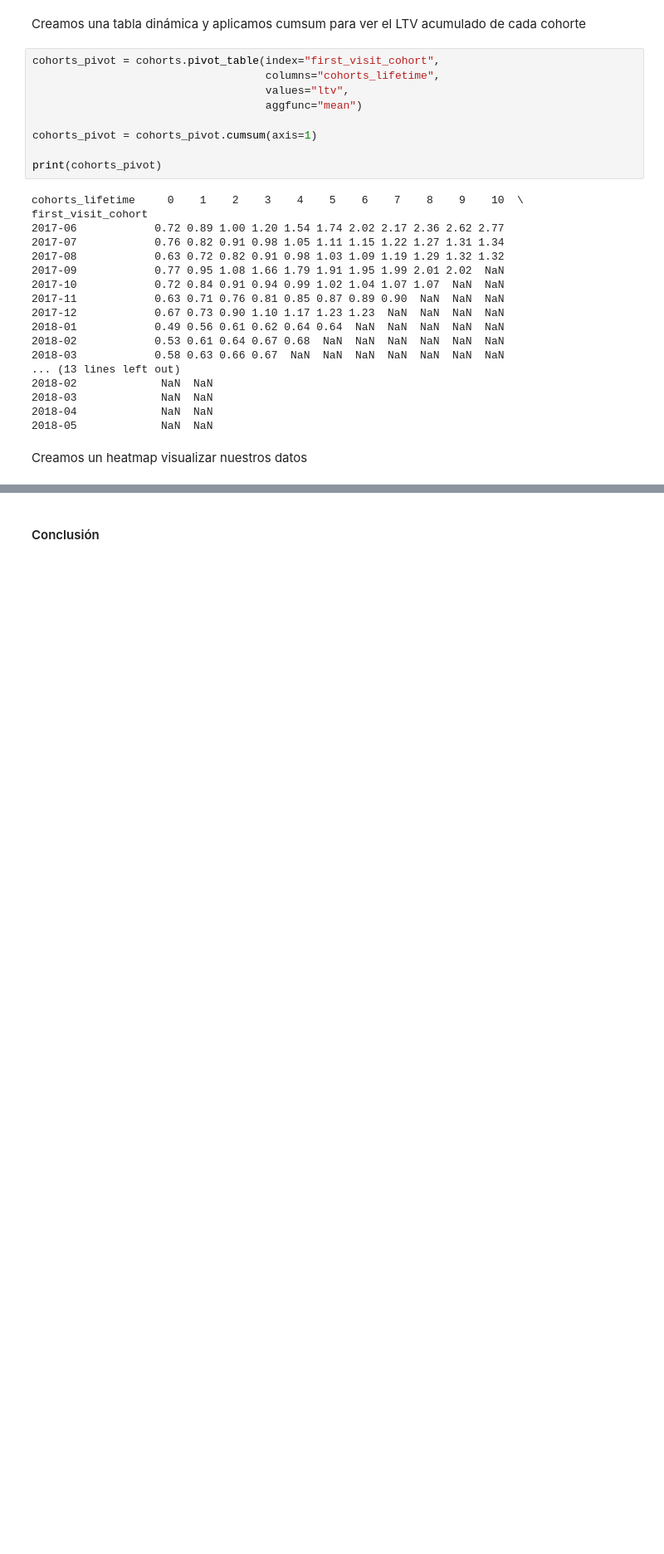
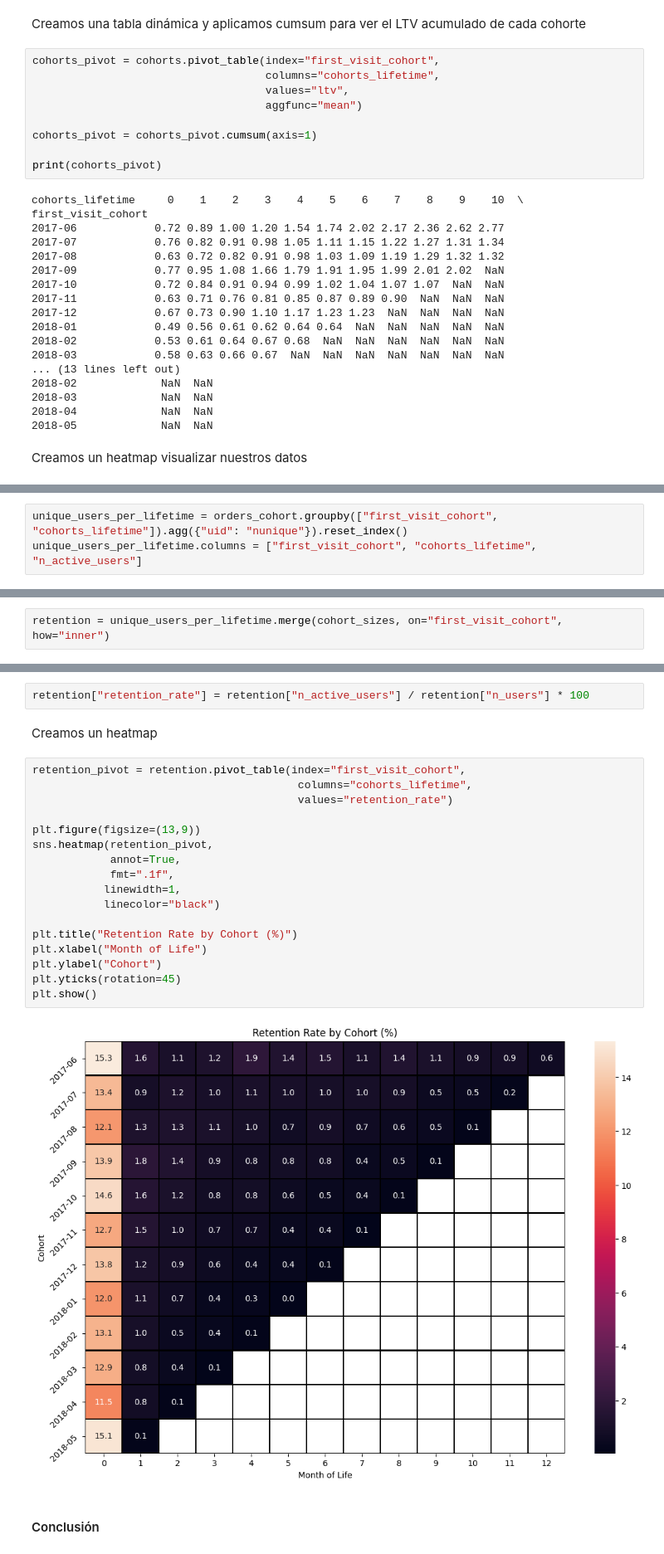
Before and after one commit to sgcuervo/showz-marketing-analysis, a Jupyter notebook: showz_marketing_analysis.ipynb, the cells around one changed output, grey strips where cells are left out. Shown at 83% size. Drawn from its saved outputs; the diff is of its cells as text; blank space fills up the shorter version.

```diff
--- a/showz_marketing_analysis.ipynb
+++ b/showz_marketing_analysis.ipynb
@@ -602,0 +616,3 @@ plt.ylabel("Cohorts");
+# %%
+unique_users_per_lifetime = orders_cohort.groupby(["first_visit_cohort", "cohorts_lifetime"]).agg({"uid": "nunique"}).reset_index()
+unique_users_per_lifetime.columns = ["first_visit_cohort", "cohorts_lifetime", "n_active_users"]
@@ -602,0 +621,2 @@ plt.ylabel("Cohorts");
+# %%
+retention = unique_users_per_lifetime.merge(cohort_sizes, on="first_visit_cohort", how="inner")
@@ -603,3 +625,26 @@ plt.ylabel("Cohorts");
+# %%
+retention["retention_rate"] = retention["n_active_users"] / retention["n_users"] * 100
+# %% [markdown]
+Creamos un heatmap
+# %%
+retention_pivot = retention.pivot_table(index="first_visit_cohort",
+                                         columns="cohorts_lifetime",
+                                         values="retention_rate")
+
+plt.figure(figsize=(13,9))
+sns.heatmap(retention_pivot,
+            annot=True,
+            fmt=".1f",
+           linewidth=1,
+           linecolor="black")
+
+plt.title("Retention Rate by Cohort (%)")
+plt.xlabel("Month of Life")
+plt.ylabel("Cohort")
+plt.yticks(rotation=45)
+plt.show()
+# %% [output]
+[figure, added]
 # %% [markdown]
 #### Conclusión
 # %% [markdown]
```
Also changed, not shown: parts of 33 cells of this notebook.
